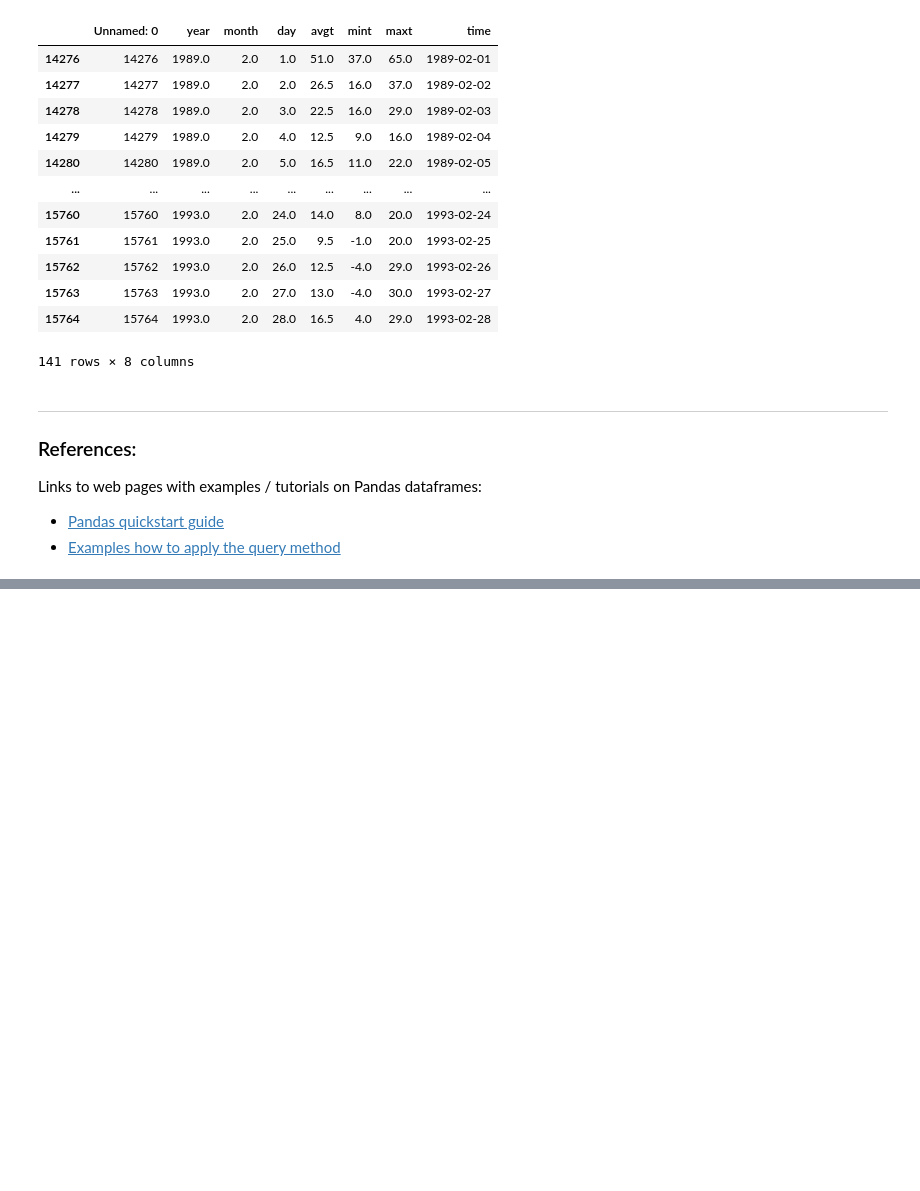
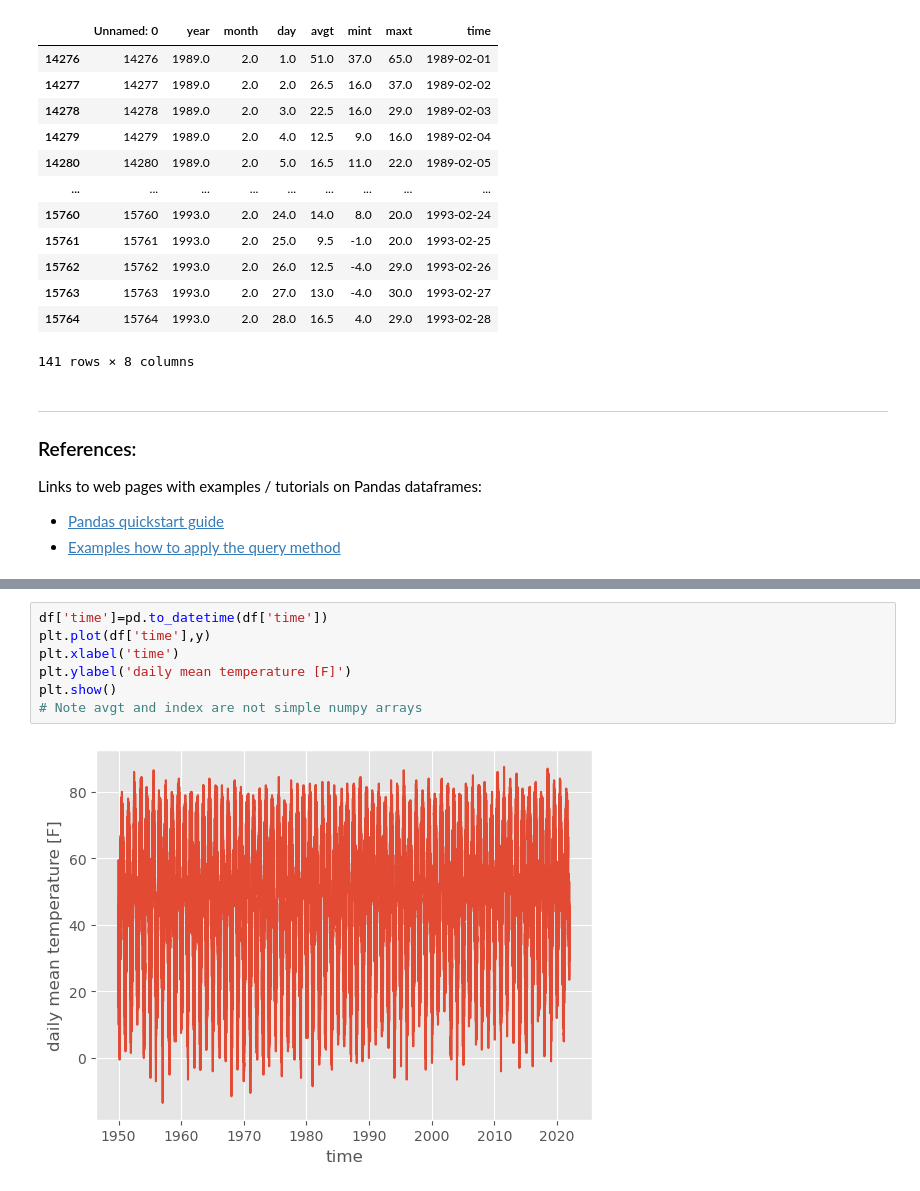
Before and after one commit to oet808/ATMENV315, a Jupyter notebook: unit5/1_descriptive_data_analysis_first_steps.ipynb, the cells around one changed output, grey strips where cells are left out. Drawn from its saved outputs; the diff is of its cells as text; blank space fills up the shorter version.

Commit message:
updated notebook 1 and 2 in unit5, now use index from dataframe for plotting, and info on datetime conversion

```diff
--- a/unit5/1_descriptive_data_analysis_first_steps.ipynb
+++ b/unit5/1_descriptive_data_analysis_first_steps.ipynb
@@ -262,0 +277,9 @@ Links to web pages with examples / tutorials on Pandas dataframes:
+# %%
+df['time']=pd.to_datetime(df['time'])
+plt.plot(df['time'],y)
+plt.xlabel('time')
+plt.ylabel('daily mean temperature [F]')
+plt.show()
+# Note avgt and index are not simple numpy arrays
+# %% [output]
+[figure, added]
```
Also changed, not shown: parts of 3 cells of this notebook, 1 other file.
